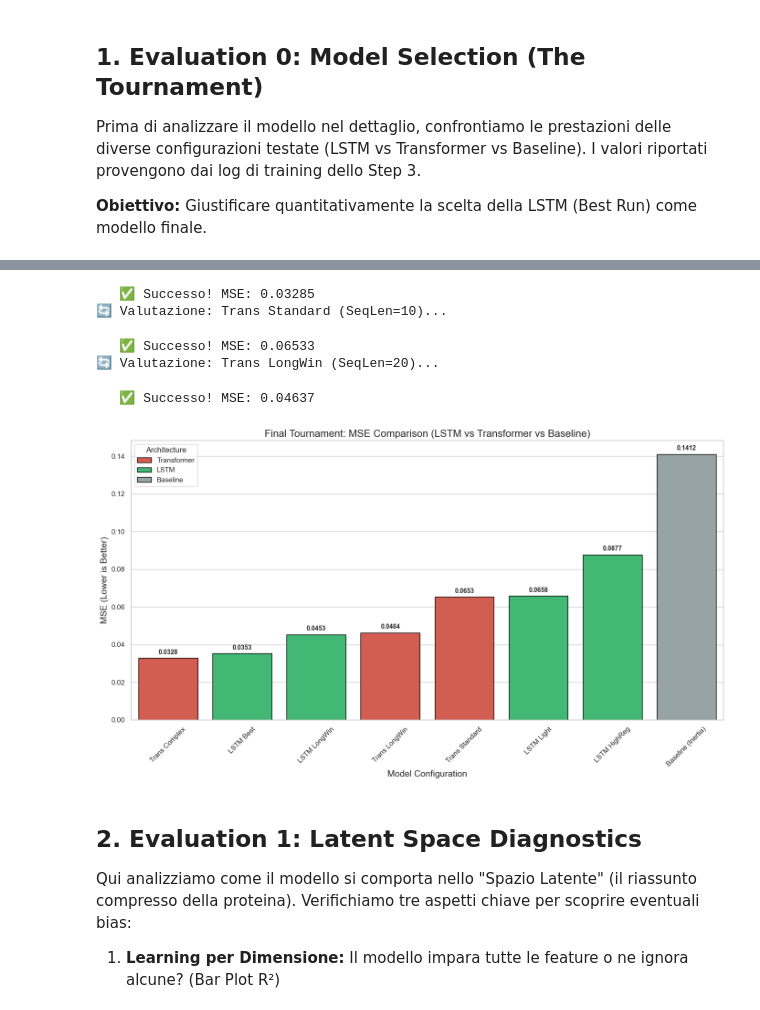
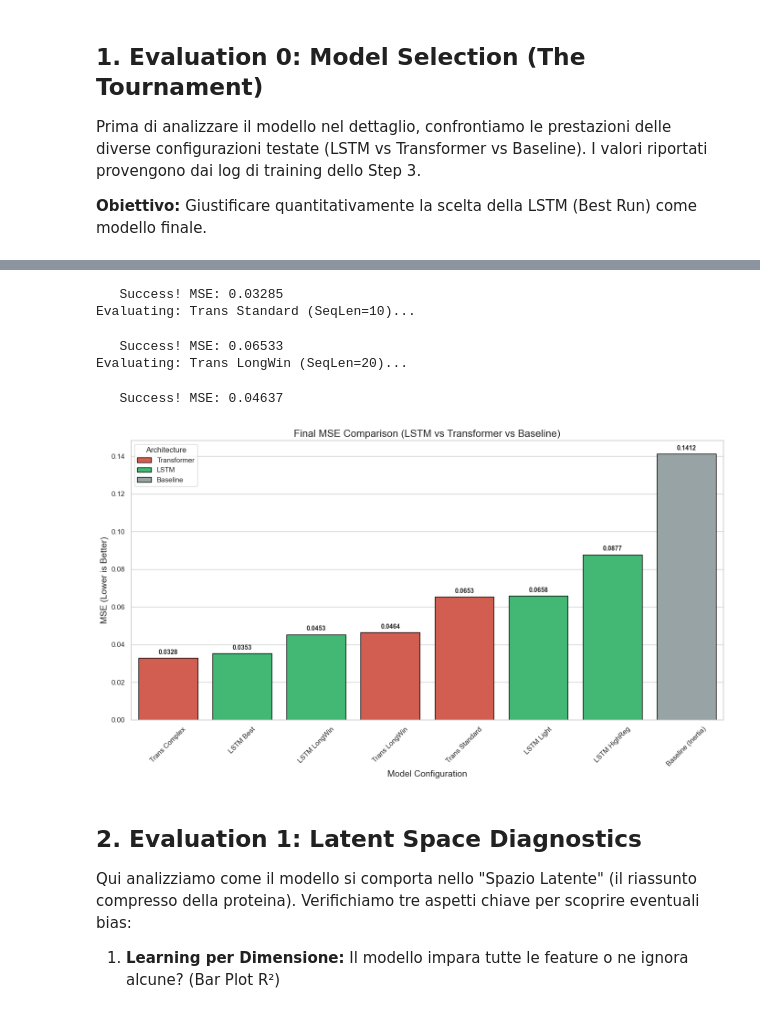
Before and after one commit to alfredoFaro98/exam_deep_learning_2026, a Jupyter notebook: Step_1_Preprocessing/04.ipynb, the cells around one changed output, grey strips where cells are left out. Cells and saved outputs as stored; diff of their text form; code cells hidden in the pictures.

```diff
--- a/Step_1_Preprocessing/04.ipynb
+++ b/Step_1_Preprocessing/04.ipynb
@@ -52,7 +40,7 @@ I valori riportati provengono dai log di training dello Step 3.
 **Obiettivo:** Giustificare quantitativamente la scelta della LSTM (Best Run) come modello finale.
 # %%
 # =============================================================================
-# EVALUATION 0: AUTOMATED MODEL TOURNAMENT V2.0 (Fixed)
+# MODEL EVALUATION AND COMPARISON
 # =============================================================================
 import os
 import numpy as np
@@ -64,7 +52,7 @@ from sklearn.metrics import mean_squared_error
 import matplotlib.pyplot as plt
 import seaborn as sns
 
-# 1. DEFINIZIONE CLASSI CUSTOM (Necessarie per caricare i Transformer)
+# 1. CUSTOM CLASSES DEFINITION (Required for loading Transformer models)
 class PositionalEmbedding(layers.Layer):
     def __init__(self, seq_len, d_model, **kwargs):
         super().__init__(**kwargs)
@@ -84,13 +72,13 @@ class PositionalEmbedding(layers.Layer):
         })
         return config
 
-# 2. CARICAMENTO DATI RAW (Per rigenerare le sequenze al volo)
+# 2. RAW DATA LOADING (To regenerate sequences on the fly)
 DATA_PATH = "processed_step2_triple_head"
-print(f"📥 Caricamento dati raw da: {DATA_PATH}")
+print(f"Loading raw data from: {DATA_PATH}")
 test_df = pd.read_csv(os.path.join(DATA_PATH, "test_dataset.csv"))
 test_raw = test_df.values.astype(np.float32)
 
-# Funzione per creare sequenze con lunghezza variabile
+# Helper function to create sequences with variable lengths
 def create_eval_sequences(data, seq_length):
     xs, ys = [], []
     for i in range(len(data) - seq_length):
@@ -98,62 +86,59 @@ def create_eval_sequences(data, seq_length):
         ys.append(data[i + seq_length])
     return np.asarray(xs), np.asarray(ys)
 
-# 3. LISTA MODELLI (Corretta e Pulita)
+# 3. MODEL LIST
 models_list = [
     # --- LSTM ---
     {'name': 'LSTM Best',       'path': 'saved_models_dynamics_lstm/LSTM_Best_Run/best_model.keras',       'type': 'LSTM',        'seq_len': 10},
     {'name': 'LSTM HighReg',    'path': 'saved_models_dynamics_lstm/LSTM_HighReg_Run/best_model.keras',    'type': 'LSTM',        'seq_len': 10},
     {'name': 'LSTM Light',      'path': 'saved_models_dynamics_lstm/LSTM_Light_Run/best_model.keras',      'type': 'LSTM',        'seq_len': 10},
-    {'name': 'LSTM LongWin',    'path': 'saved_models_dynamics_lstm/LSTM_LongWindow_Run/best_model.keras', 'type': 'LSTM',        'seq_len': 20}, # <--- NOTA 20
+    {'name': 'LSTM LongWin',    'path': 'saved_models_dynamics_lstm/LSTM_LongWindow_Run/best_model.keras', 'type': 'LSTM',        'seq_len': 20},
 
     # --- TRANSFORMER ---
-    # Trans_Best rimosso perché vuoto
     {'name': 'Trans Complex',   'path': 'saved_models_dynamics_transformer/Trans_Complex/best_model.keras',    'type': 'Transformer', 'seq_len': 10},
     {'name': 'Trans Standard',  'path': 'saved_models_dynamics_transformer/Trans_Standard/best_model.keras',   'type': 'Transformer', 'seq_len': 10},
-    {'name': 'Trans LongWin',   'path': 'saved_models_dynamics_transformer/Trans_LongWindow/best_model.keras', 'type': 'Transformer', 'seq_len': 20}, # <--- NOTA 20
+    {'name': 'Trans LongWin',   'path': 'saved_models_dynamics_transformer/Trans_LongWindow/best_model.keras', 'type': 'Transformer', 'seq_len': 20},
 ]
 
 results_data = []
 
-print("\n🏆 INIZIO TORNEO DEI MODELLI V2.0")
+print("\nSTARTING MODEL EVALUATION")
 print("=" * 60)
 
-# 4. CALCOLO BASELINE (Inertia) su seq_len=10 (Standard)
+# 4. BASELINE CALCULATION (Inertia) on seq_len=10 (Standard)
 X_test_10, y_true_10 = create_eval_sequences(test_raw, seq_length=10)
 y_pred_baseline = X_test_10[:, -1, :]
 mse_baseline = mean_squared_error(y_true_10, y_pred_baseline)
 results_data.append({'Model': 'Baseline (Inertia)', 'Type': 'Baseline', 'MSE': mse_baseline})
-print(f"👉 Baseline (Inertia) MSE: {mse_baseline:.5f}")
+print(f"Baseline (Inertia) MSE: {mse_baseline:.5f}")
 
-# 5. CICLO DI VALUTAZIONE
+# 5. EVALUATION LOOP
 for m in models_list:
     if os.path.exists(m['path']):
         try:
-            print(f"🔄 Valutazione: {m['name']} (SeqLen={m['seq_len']})...")
+            print(f"Evaluating: {m['name']} (SeqLen={m['seq_len']})...")
 
-            # A. Preparazione Dati Specifica per il Modello
-            # Se il modello vuole 20 frame, gli diamo 20 frame. Se ne vuole 10, gliene diamo 10.
+            # A. Data Preparation specific to the model
             curr_X_test, curr_y_true = create_eval_sequences(test_raw, seq_length=m['seq_len'])
 
-            # B. Caricamento Modello (Con Custom Objects per i Transformer)
-            # safe_mode=False serve per i layer Lambda, custom_objects per il PositionalEmbedding
+            # B. Model Loading (With Custom Objects for Transformers)
             model = load_model(m['path'], safe_mode=False, custom_objects={"PositionalEmbedding": PositionalEmbedding})
 
-            # C. Predizione
+            # C. Prediction
             y_pred = model.predict(curr_X_test, verbose=0)
 
-            # D. Calcolo MSE
+            # D. MSE Calculation
             mse = mean_squared_error(curr_y_true, y_pred)
             results_data.append({'Model': m['name'], 'Type': m['type'], 'MSE': mse})
-            print(f"   ✅ Successo! MSE: {mse:.5f}")
+            print(f"   Success! MSE: {mse:.5f}")
 
         except Exception as e:
-            print(f"   ❌ Errore critico su {m['name']}: {e}")
+            print(f"   Critical error on {m['name']}: {e}")
     else:
-        print(f"   🚫 File non trovato: {m['path']}")
+        print(f"   File not found: {m['path']}")
 
 # =============================================================================
-# 6. PLOT FINALE
+# 6. FINAL PLOT
 # =============================================================================
 if len(results_data) > 0:
     df_results = pd.DataFrame(results_data).sort_values(by='MSE', ascending=True)
@@ -177,14 +162,14 @@ if len(results_data) > 0:
                              xytext = (0, 9), textcoords = 'offset points',
                              fontsize=10, weight='bold')
 
-    plt.title('Final Tournament: MSE Comparison (LSTM vs Transformer vs Baseline)', fontsize=16)
+    plt.title('Final MSE Comparison (LSTM vs Transformer vs Baseline)', fontsize=16)
     plt.xlabel('Model Configuration')
     plt.ylabel('MSE (Lower is Better)')
     plt.xticks(rotation=45)
     plt.legend(title='Architecture')
     plt.tight_layout()
-    plt.savefig("Evaluation_0_Final_Tournament.jpg", dpi=300)
+    plt.savefig("Model_Evaluation_Comparison.jpg", dpi=300)
     plt.show()
 else:
-    print("⚠️ Nessun risultato da mostrare.")
+    print("No results to show.")
 # %% [output]
@@ -205,9 +192,9 @@ else:
-   ✅ Successo! MSE: 0.03285
-🔄 Valutazione: Trans Standard (SeqLen=10)...
+   Success! MSE: 0.03285
+Evaluating: Trans Standard (SeqLen=10)...
-   ✅ Successo! MSE: 0.06533
-🔄 Valutazione: Trans LongWin (SeqLen=20)...
+   Success! MSE: 0.06533
+Evaluating: Trans LongWin (SeqLen=20)...
-   ✅ Successo! MSE: 0.04637
+   Success! MSE: 0.04637
-[figure, old version]
+[figure, new version]
 # %% [markdown]
 ## 2. Evaluation 1: Latent Space Diagnostics
 
```
Also changed, not shown: parts of 7 cells of this notebook, 16 other files.
